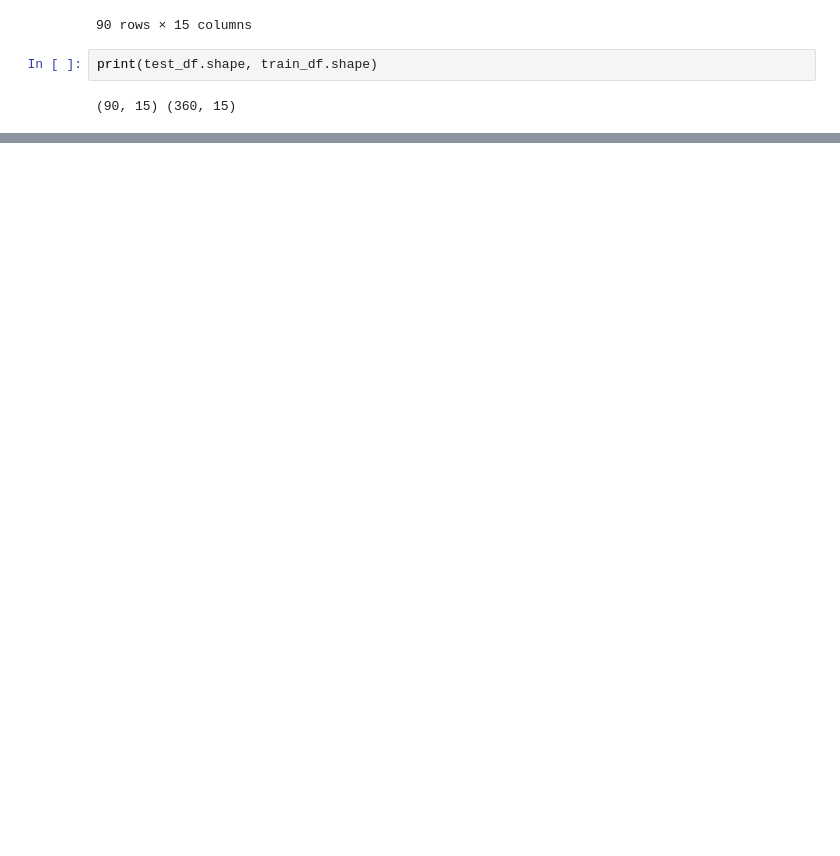
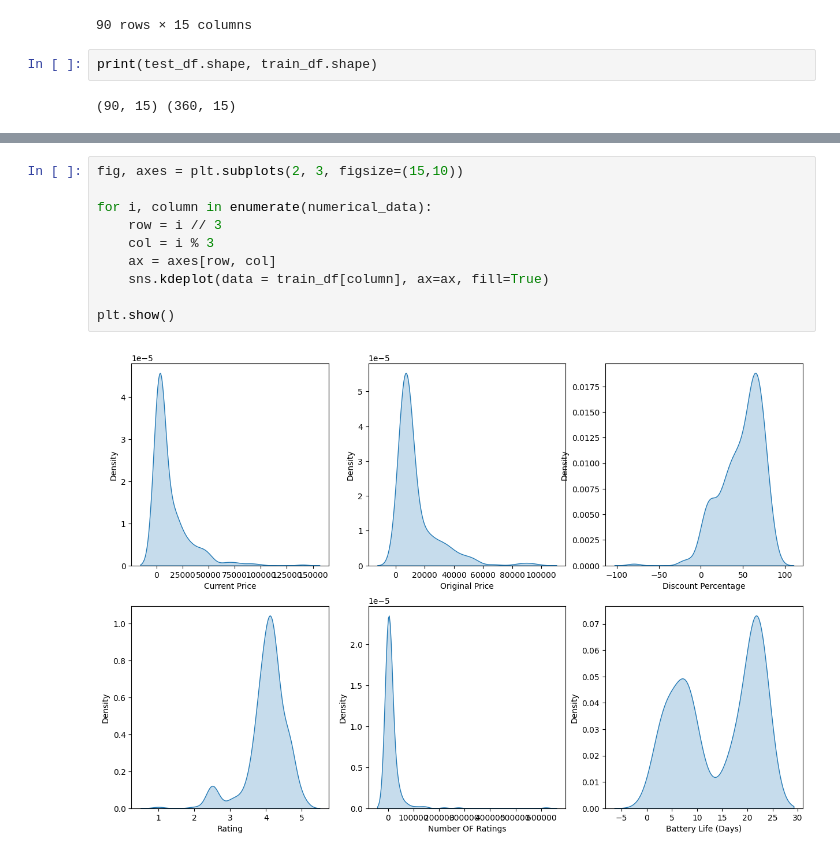
Before and after one commit to moronjie/watch_price_ml_project, a Jupyter notebook: main.ipynb, the cells around one changed output, grey strips where cells are left out. Drawn from its saved outputs; the diff is of its cells as text; blank space fills up the shorter version.

```diff
--- a/main.ipynb
+++ b/main.ipynb
@@ -79,0 +185,12 @@ print(test_df.shape, train_df.shape)
+# %%
+fig, axes = plt.subplots(2, 3, figsize=(15,10))
+
+for i, column in enumerate(numerical_data):
+    row = i // 3
+    col = i % 3
+    ax = axes[row, col]
+    sns.kdeplot(data = train_df[column], ax=ax, fill=True)
+
+plt.show()
+# %% [output]
+[figure, added]
```
Also changed, not shown: parts of 12 cells of this notebook.
